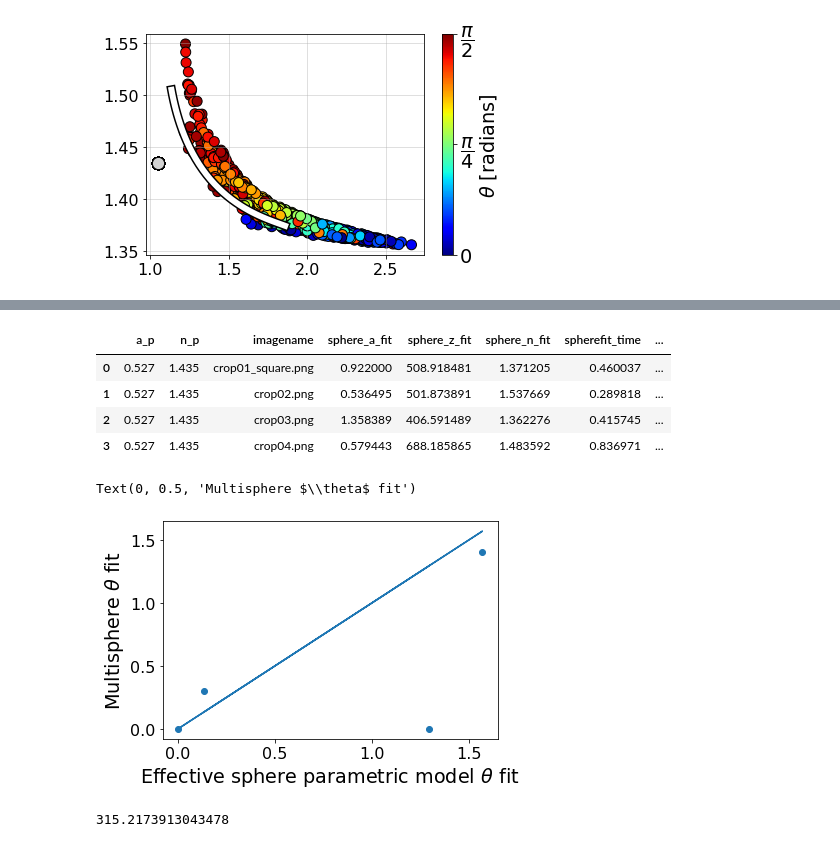
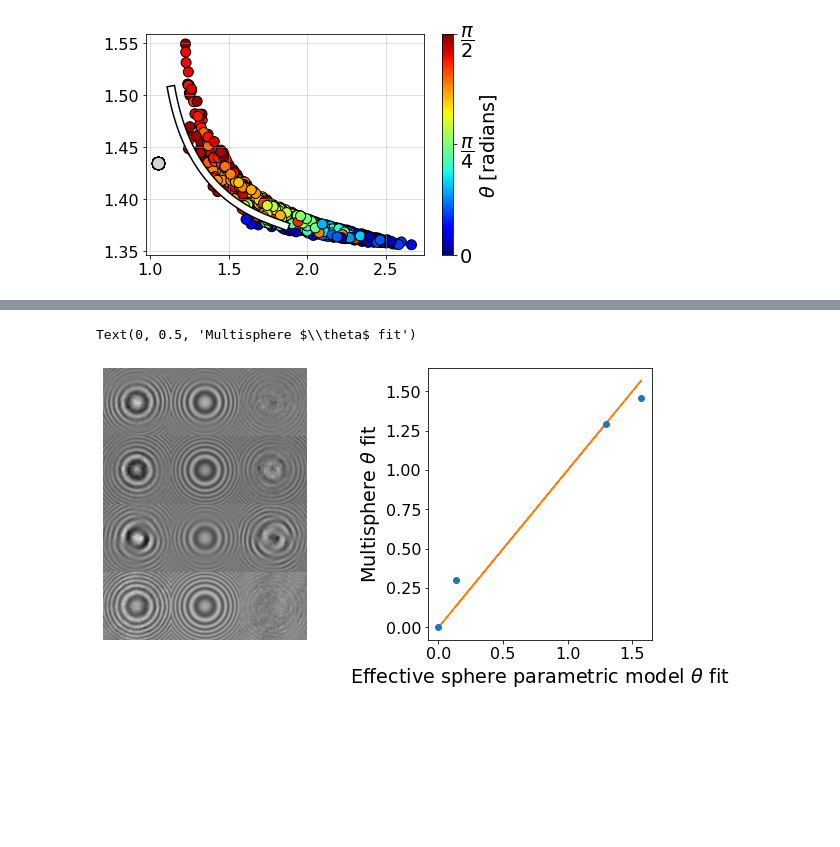
Before and after one commit to laltman2/Dimer_HVM, a Jupyter notebook: reviewer_supplements.ipynb, the cells around one changed output, grey strips where cells are left out. Cells and saved outputs as stored; diff of their text form; code cells hidden in the pictures; blank space fills up the shorter version.

```diff
--- a/reviewer_supplements.ipynb
+++ b/reviewer_supplements.ipynb
@@ -93,11 +93,12 @@ fig.savefig('figures/trimer_theta_compare01.png')
 # %% [output]
 [figure]
 # %%
-exp_df = pd.read_json('data/exp_multisphere_fits.json')
+exp_df = pd.read_json('data/exp_multisphere_fits_5param02.json')
+sphere_exp_df = pd.read_json('data/exp_multisphere_fits03.json')
 
-d_exp_fit = exp_df.sphere_a_fit *2.
-n_exp_fit = exp_df.sphere_n_fit
-theta_exp_fit = exp_df.multisphere_theta_fit
+d_exp_fit = sphere_exp_df.sphere_a_fit *2.
+n_exp_fit = sphere_exp_df.sphere_n_fit
+theta_exp_fit = sphere_exp_df.theta_fit
 # %%
 def makedistance(point):
     d0, n0 = point
@@ -120,8 +121,3 @@ for i in range(len(d_exp_fit)):
     distance = makedistance(point)
     res = minimize_scalar(distance, bounds=(0, np.pi/2), method='bounded')
     theta_sphere_fit.append(res.x)
-# %%
-for fname in exp_df.imagename:
-        img = cv2.imread('data/exp_crops/' + fname)
-        plt.imshow(img)
-        plt.show()
@@ -133,20 +124,30 @@ for fname in exp_df.imagename:
-# %%
-exp_df
-# %% [output]
-|  | a_p | n_p | imagename | sphere_a_fit | sphere_z_fit | sphere_n_fit | spherefit_time | ... |
-| 0 | 0.527 | 1.435 | crop01_square.png | 0.922000 | 508.918481 | 1.371205 | 0.460037 | ... |
-| 1 | 0.527 | 1.435 | crop02.png | 0.536495 | 501.873891 | 1.537669 | 0.289818 | ... |
-| 2 | 0.527 | 1.435 | crop03.png | 1.358389 | 406.591489 | 1.362276 | 0.415745 | ... |
-| 3 | 0.527 | 1.435 | crop04.png | 0.579443 | 688.185865 | 1.483592 | 0.836971 | ... |
-# %%
-plt.scatter(theta_sphere_fit, theta_exp_fit)
-plt.plot(theta_sphere_fit, theta_sphere_fit)
-plt.xlabel(r'Effective sphere parametric model $\theta$ fit')
-plt.ylabel(r'Multisphere $\theta$ fit')
-# %% [output]
-Text(0, 0.5, 'Multisphere $\\theta$ fit')
-[figure, removed]
-# %%
-145/0.46
-# %% [output]
-315.2173913043478
+# %%
+import matplotlib.gridspec as gridspec
+theta_errs = np.array([exp_df.theta_neg, exp_df.theta_pos])
+#plt.scatter(theta_sphere_fit, theta_exp_fit)
+
+fig =plt.figure(constrained_layout=True, figsize=(10,5))
+plt.subplots_adjust(hspace=0, wspace=0.5)
+spec = gridspec.GridSpec(ncols=2, nrows=4, figure=fig)
+
+for i in range(4):
+        fax = fig.add_subplot(spec[i,0])
+        fax.axis('off')
+        fname = exp_df.imagename[i]
+        img = cv2.imread('data/exp_crops/' + fname)
+        img = cv2.cvtColor(img, cv2.COLOR_BGR2GRAY).astype(np.float)
+        img /= np.mean(img)
+        img_holo = cv2.imread('data/exp_crops/fits/5param/' + fname)
+        img_holo = cv2.cvtColor(img_holo, cv2.COLOR_BGR2GRAY).astype(np.float)
+        img_holo /= np.mean(img_holo)
+        res = img_holo-img+1.
+        fax.imshow(np.hstack([img, img_holo, res]), cmap='gray')
+
+pax = fig.add_subplot(spec[:,1])
+pax.errorbar(theta_sphere_fit, theta_exp_fit, yerr=theta_errs, fmt='o')
+pax.plot(theta_sphere_fit, theta_sphere_fit)
+pax.set_xlabel(r'Effective sphere parametric model $\theta$ fit')
+pax.set_ylabel(r'Multisphere $\theta$ fit')
+# %% [output]
+Text(0, 0.5, 'Multisphere $\\theta$ fit')
+[figure, added]
```
Also changed, not shown: parts of 3 cells of this notebook, 13 other files.
